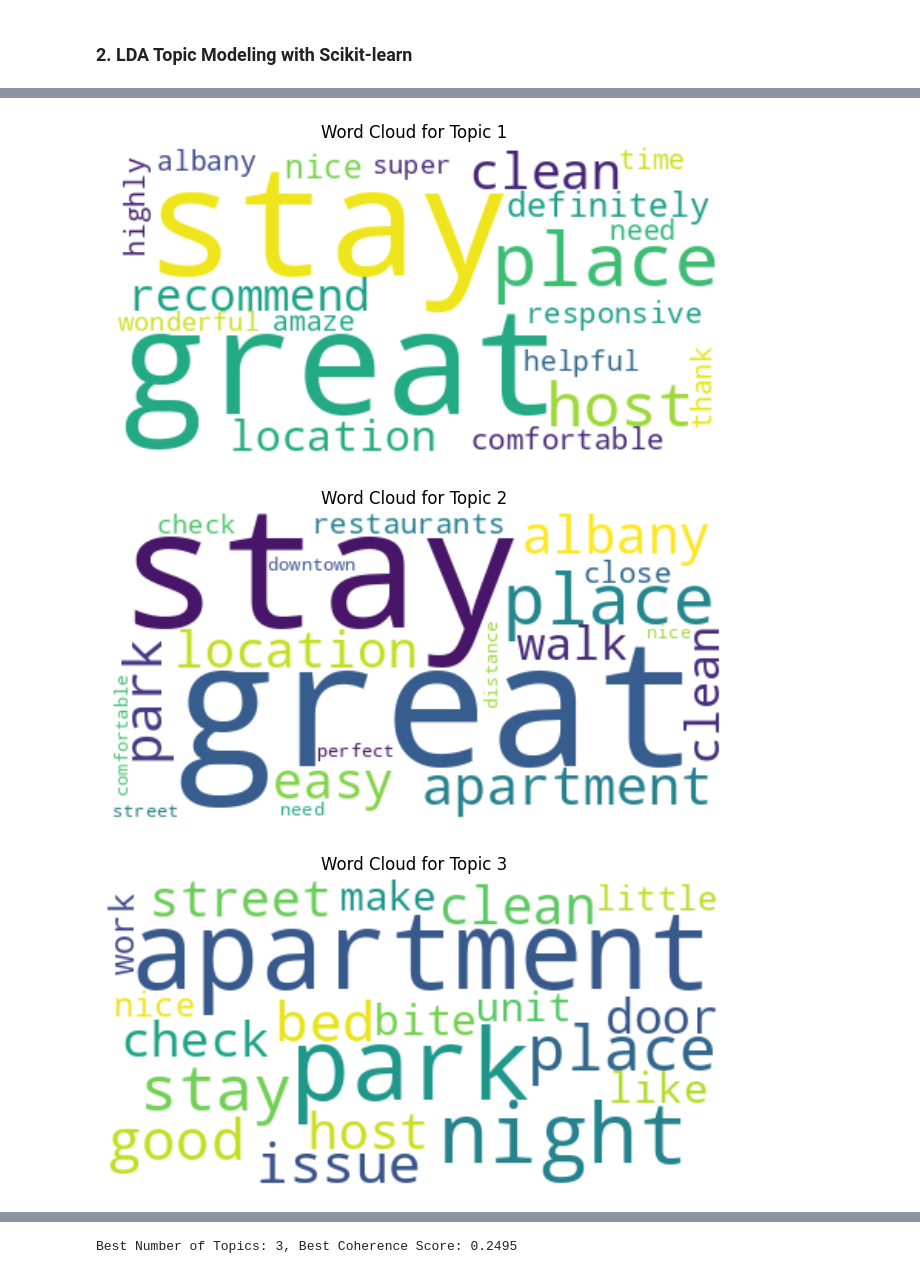
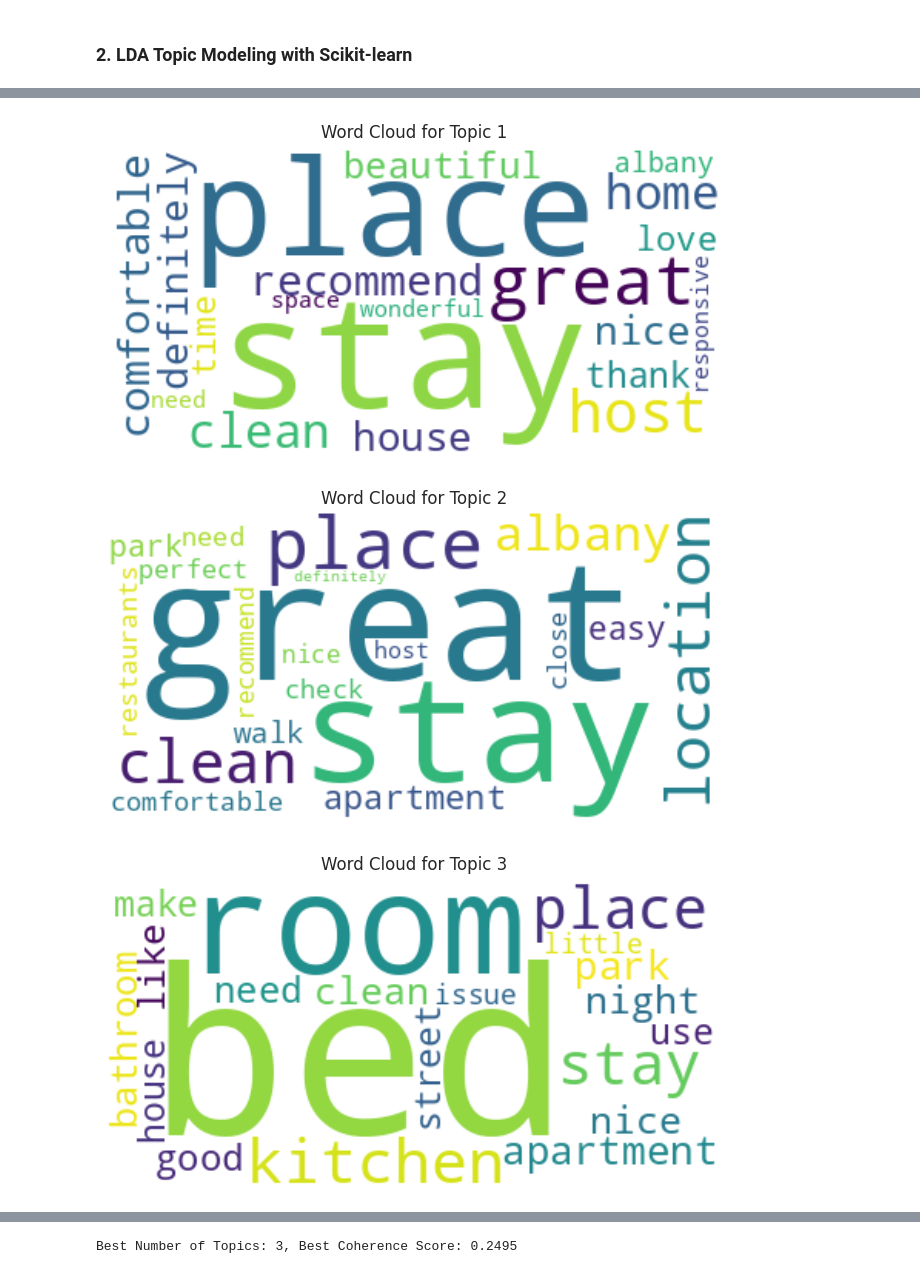
Before and after one commit to krishanuc/CapstoneSentimentAnalysis, a Jupyter notebook: TopicModeling_SentimentAnalysis_LDA_using_Scikit_learn.ipynb, the cells around one changed output, grey strips where cells are left out. Saved outputs shown, nothing was run; the diff lists cells and outputs as text; code cells hidden in the pictures.

```diff
--- a/TopicModeling_SentimentAnalysis_LDA_using_Scikit_learn.ipynb
+++ b/TopicModeling_SentimentAnalysis_LDA_using_Scikit_learn.ipynb
@@ -573,7 +578,7 @@ Topic 4: space nice clean place bed comfortable home room house stay
 # %%
 # Assign topics to reviews
 topic_assignments = lda_model.transform(doc_term_matrix)
-df['topic'] = topic_assignments.argmax(axis=1)
+data['topic'] = topic_assignments.argmax(axis=1)
 # %%
 # Show the data
 data.head()
@@ -619,19 +637,0 @@ data.head()
-# %%
-# @title Visualizing the data
-
-# Set seaborn style
-sns.set_theme(style="whitegrid")
-
-# Using seaborn color palette
-colors = sns.color_palette("coolwarm", len(topic_labels))
-
-sns.barplot(x=topic_labels, hue=topic_labels, y=sentiment_scores, palette=colors, legend=False)
-plt.xlabel('Topics')
-plt.ylabel('Average Sentiment Score')
-plt.title('Average Sentiment Score by Topic', fontsize=14)
-plt.ylim(-1, 1)
-plt.axhline(0, color='black', linestyle='--', linewidth=0.7)
-plt.show()
-
-# Set seaborn style
-sns.set_theme(style="whitegrid")
@@ -640,16 +637,0 @@ NameError: name 'topic_labels' is not defined
-# %%
-# @title 1. Bar Chart of Sentiment Scores by Topic
-plt.figure(figsize=(10, 6))
-topic_labels = [f"Topic {i+1}" for i in range(num_topics)]
-sentiment_scores = [topic_sentiments[i] for i in range(num_topics)]
-
-
-# Bar plot of average sentiment by topic
-sns.set_theme(style="whitegrid")
-plt.figure(figsize=(8, 6))
-sns.barplot(x=topic_sentiment.index, hue=topic_sentiment.index, y=topic_sentiment.values, palette='coolwarm', legend=False)
-plt.title('Average Sentiment by Topic')
-plt.xlabel('Topics')
-plt.ylabel('Sentiment Polarity')
-plt.axhline(0, color='black', linestyle='--', linewidth=0.7)
-plt.show()
@@ -656,16 +784,15 @@ plt.show()
 # %%
-# @title 2. Word Clouds for Each Topic
-
+# @title 2. Create word clouds for each topic
 # Create word clouds for each topic
-for topic_idx, topic in enumerate(lda_model.components_):
+for topic_idx, topic in enumerate(best_model.components_):
     word_freq = {feature_names[i]: topic[i] for i in topic.argsort()[-20:]}
     wordcloud = WordCloud(background_color='white').generate_from_frequencies(word_freq)
     plt.figure(figsize=(8, 4))
     plt.imshow(wordcloud, interpolation='bilinear')
     plt.axis('off')
     plt.title(f"Word Cloud for Topic {topic_idx + 1}")
     plt.show()
 # %% [output]
-[figure, old version]
+[figure, new version]
-[figure, old version]
+[figure, new version]
-[figure, old version]
+[figure, new version]
```
Also changed, not shown: parts of 31 cells of this notebook.
